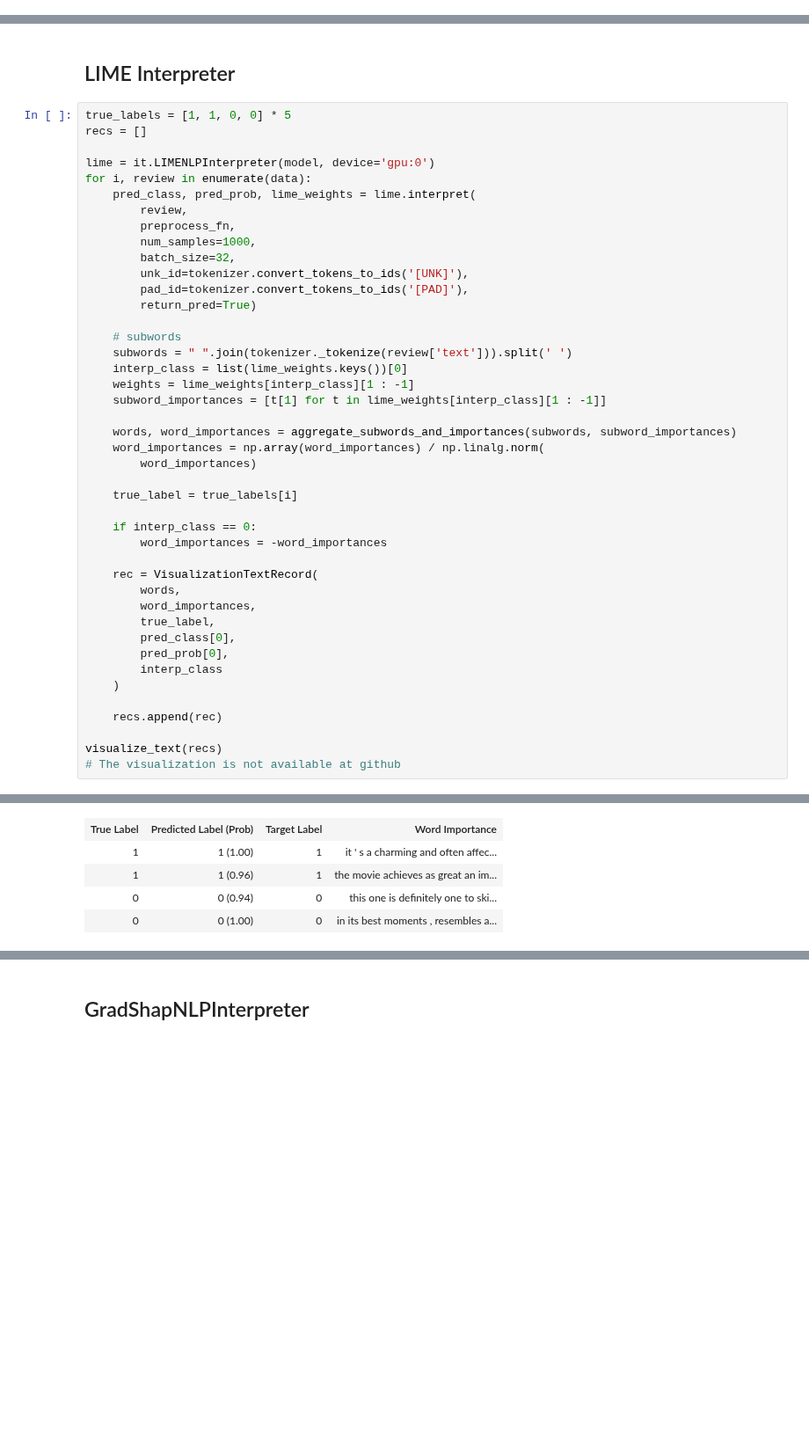
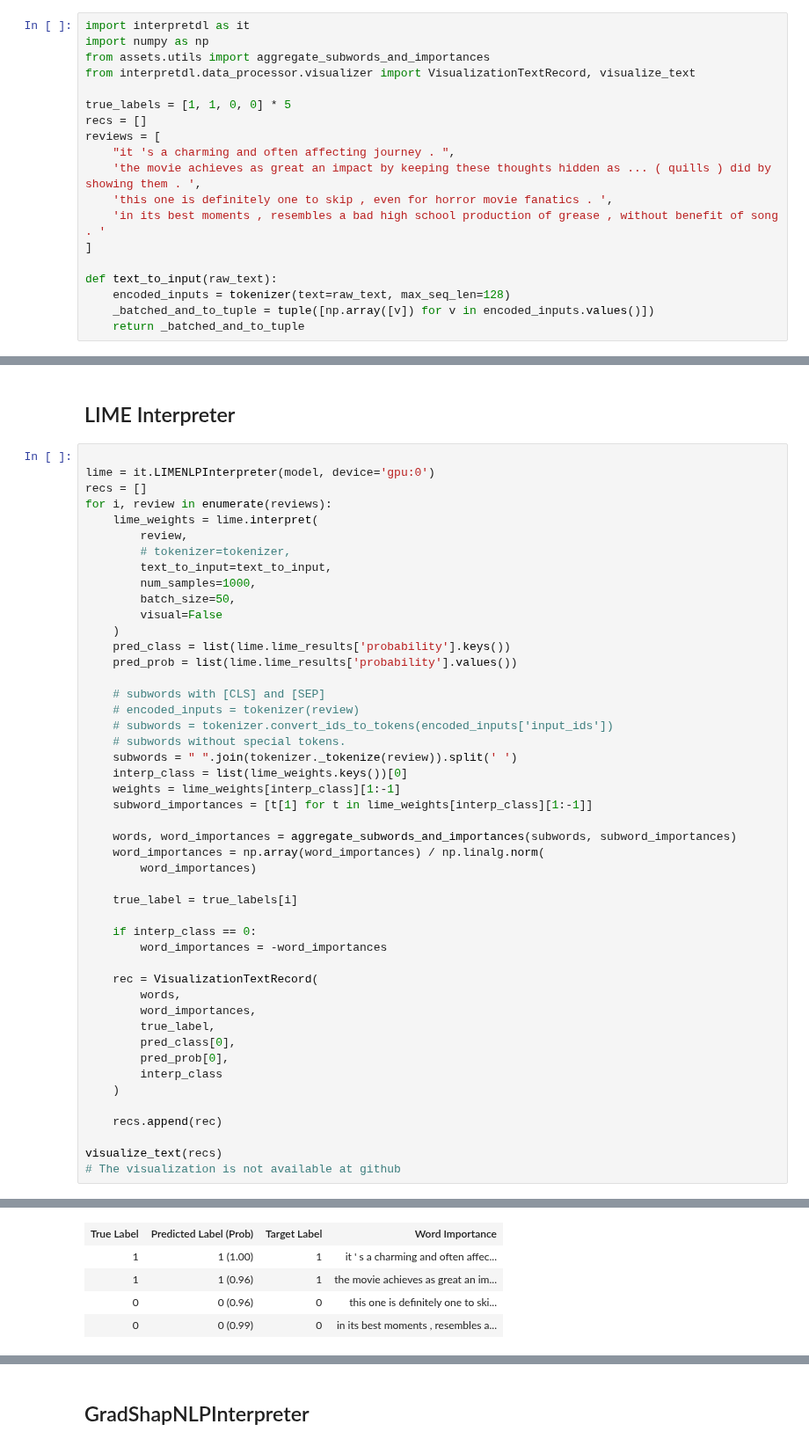
Before and after one commit to PaddlePaddle/InterpretDL, a Jupyter notebook: tutorials/ernie-2.0-en-sst-2.ipynb, the cells around one changed output, grey strips where cells are left out. Shown at 88% size. Cells and saved outputs as stored; diff of their text form; blank space fills up the shorter version.

Commit message:
big change for nlp interpreters

```diff
--- a/tutorials/ernie-2.0-en-sst-2.ipynb
+++ b/tutorials/ernie-2.0-en-sst-2.ipynb
@@ -105,3 +102,22 @@ def preprocess_fn(data):
+# %%
+import interpretdl as it
+import numpy as np
+from assets.utils import aggregate_subwords_and_importances
+from interpretdl.data_processor.visualizer import VisualizationTextRecord, visualize_text
+
+true_labels = [1, 1, 0, 0] * 5
+recs = []
+reviews = [
+    "it 's a charming and often affecting journey . ",
+    'the movie achieves as great an impact by keeping these thoughts hidden as ... ( quills ) did by showing them . ',
+    'this one is definitely one to skip , even for horror movie fanatics . ',
+    'in its best moments , resembles a bad high school production of grease , without benefit of song . '
+]
+
+def text_to_input(raw_text):
+    encoded_inputs = tokenizer(text=raw_text, max_seq_len=128)
+    _batched_and_to_tuple = tuple([np.array([v]) for v in encoded_inputs.values()])
+    return _batched_and_to_tuple
 # %% [markdown]
 ## IG Interpreter
 # %%
@@ -144,25 +180,29 @@ visualize_text(recs)
 # %% [markdown]
 ## LIME Interpreter
 # %%
-true_labels = [1, 1, 0, 0] * 5
-recs = []
 
 lime = it.LIMENLPInterpreter(model, device='gpu:0')
-for i, review in enumerate(data):
-    pred_class, pred_prob, lime_weights = lime.interpret(
+recs = []
+for i, review in enumerate(reviews):
+    lime_weights = lime.interpret(
         review,
-        preprocess_fn,
+        # tokenizer=tokenizer,
+        text_to_input=text_to_input,
         num_samples=1000,
-        batch_size=32,
-        unk_id=tokenizer.convert_tokens_to_ids('[UNK]'),
-        pad_id=tokenizer.convert_tokens_to_ids('[PAD]'),
-        return_pred=True)
+        batch_size=50,
+        visual=False
+    )
+    pred_class = list(lime.lime_results['probability'].keys())
+    pred_prob = list(lime.lime_results['probability'].values())
 
-    # subwords
-    subwords = " ".join(tokenizer._tokenize(review['text'])).split(' ')
+    # subwords with [CLS] and [SEP]
+    # encoded_inputs = tokenizer(review)
+    # subwords = tokenizer.convert_ids_to_tokens(encoded_inputs['input_ids'])
+    # subwords without special tokens.
+    subwords = " ".join(tokenizer._tokenize(review)).split(' ')
     interp_class = list(lime_weights.keys())[0]
-    weights = lime_weights[interp_class][1 : -1]
-    subword_importances = [t[1] for t in lime_weights[interp_class][1 : -1]]
+    weights = lime_weights[interp_class][1:-1]
+    subword_importances = [t[1] for t in lime_weights[interp_class][1:-1]]
 
     words, word_importances = aggregate_subwords_and_importances(subwords, subword_importances)
     word_importances = np.array(word_importances) / np.linalg.norm(
@@ -190,5 +234,5 @@ visualize_text(recs)
 | True Label | Predicted Label (Prob) | Target Label | Word Importance |
 | 1 | 1 (1.00) | 1 | it ' s a charming and often affec... |
 | 1 | 1 (0.96) | 1 | the movie achieves as great an im... |
-| 0 | 0 (0.94) | 0 | this one is definitely one to ski... |
-| 0 | 0 (1.00) | 0 | in its best moments , resembles a... |
+| 0 | 0 (0.96) | 0 | this one is definitely one to ski... |
+| 0 | 0 (0.99) | 0 | in its best moments , resembles a... |
```
Also changed, not shown: parts of 9 cells of this notebook, 10 other files.
